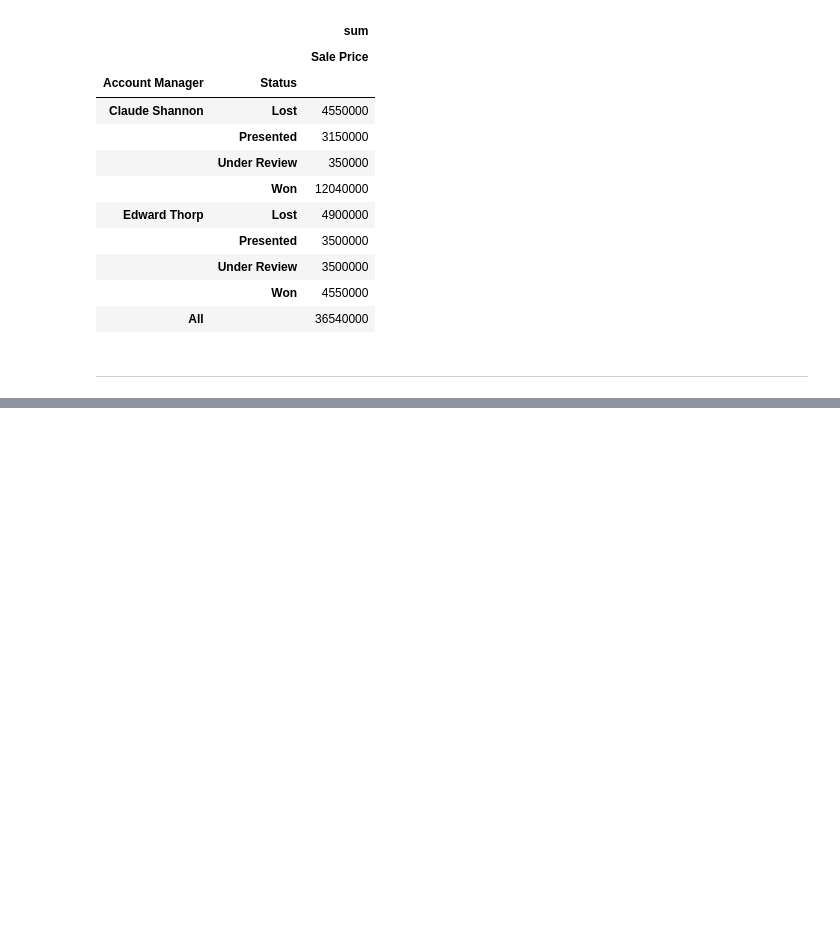
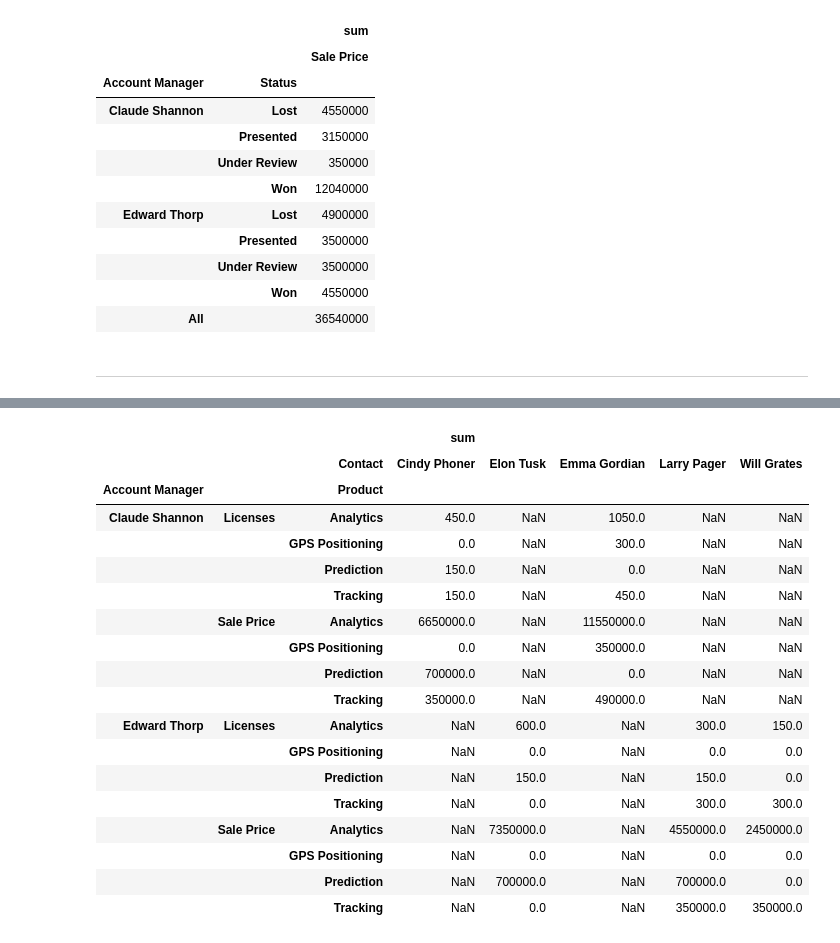
Before and after one commit to UnlimitedV/Learning_ML, a Jupyter notebook: pandas/10-Pivot-Tables.ipynb, the cells around one changed output, grey strips where cells are left out. Cells and saved outputs as stored; diff of their text form; code cells hidden in the pictures; blank space fills up the shorter version.

Commit message:
Extera pivot

```diff
--- a/pandas/10-Pivot-Tables.ipynb
+++ b/pandas/10-Pivot-Tables.ipynb
@@ -285,8 +285,9 @@ pd.pivot_table(df,index=["Account Manager","Contact"],values=["Sale Price"],colu
 |  | Will Grates | 2450000 | 0 | 0 | 350000 | 2450000 | 0 | ... |
 # %%
 # Can add on multiple columns
-pd.pivot_table(df,index=["Account Manager","Contact"],values=["Sale Price","Licenses"],columns=["Product"],
+new_df = pd.pivot_table(df,index=["Account Manager","Contact"],values=["Sale Price","Licenses"],columns=["Product"],
                aggfunc=[np.sum],fill_value=0)
+new_df
 # %% [output]
 |  |  | sum |  |  |  |  |  | ... |
 |  |  | Licenses |  |  |  | Sale Price |  | ... |
@@ -361,0 +441,22 @@ pd.pivot_table(df,index=["Account Manager","Status"],values=["Sale Price"],
+# %%
+new_df.stack([1, 2]).unstack('Contact')
+# %% [output]
+|  |  |  | sum |  |  |  |  |
+|  |  | Contact | Cindy Phoner | Elon Tusk | Emma Gordian | Larry Pager | Will Grates |
+| Account Manager |  | Product |  |  |  |  |  |
+| Claude Shannon | Licenses | Analytics | 450.0 | NaN | 1050.0 | NaN | NaN |
+|  |  | GPS Positioning | 0.0 | NaN | 300.0 | NaN | NaN |
+|  |  | Prediction | 150.0 | NaN | 0.0 | NaN | NaN |
+|  |  | Tracking | 150.0 | NaN | 450.0 | NaN | NaN |
+|  | Sale Price | Analytics | 6650000.0 | NaN | 11550000.0 | NaN | NaN |
+|  |  | GPS Positioning | 0.0 | NaN | 350000.0 | NaN | NaN |
+|  |  | Prediction | 700000.0 | NaN | 0.0 | NaN | NaN |
+|  |  | Tracking | 350000.0 | NaN | 490000.0 | NaN | NaN |
+| Edward Thorp | Licenses | Analytics | NaN | 600.0 | NaN | 300.0 | 150.0 |
+|  |  | GPS Positioning | NaN | 0.0 | NaN | 0.0 | 0.0 |
+|  |  | Prediction | NaN | 150.0 | NaN | 150.0 | 0.0 |
+|  |  | Tracking | NaN | 0.0 | NaN | 300.0 | 300.0 |
+|  | Sale Price | Analytics | NaN | 7350000.0 | NaN | 4550000.0 | 2450000.0 |
+|  |  | GPS Positioning | NaN | 0.0 | NaN | 0.0 | 0.0 |
+|  |  | Prediction | NaN | 700000.0 | NaN | 700000.0 | 0.0 |
+|  |  | Tracking | NaN | 0.0 | NaN | 350000.0 | 350000.0 |
```
Also changed, not shown: parts of 9 cells of this notebook.
